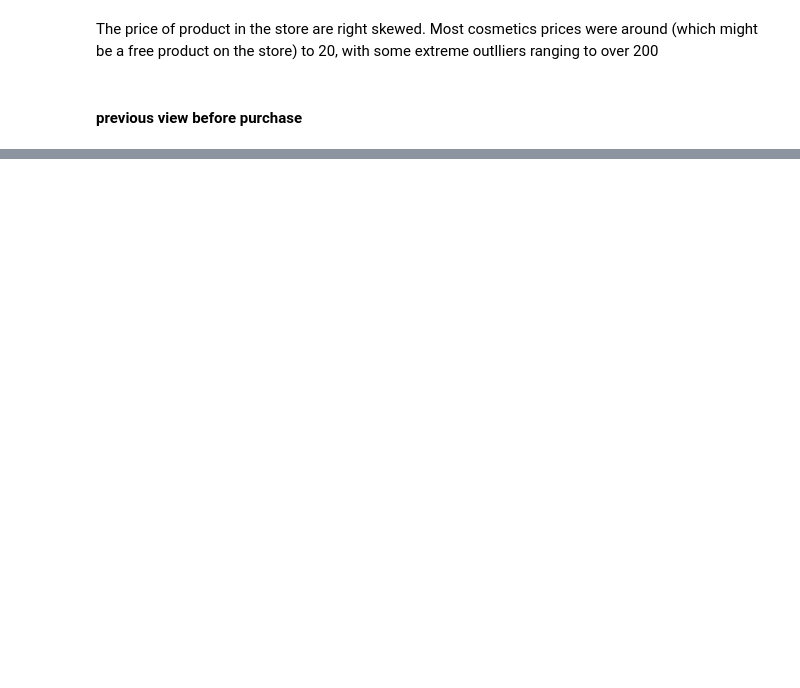
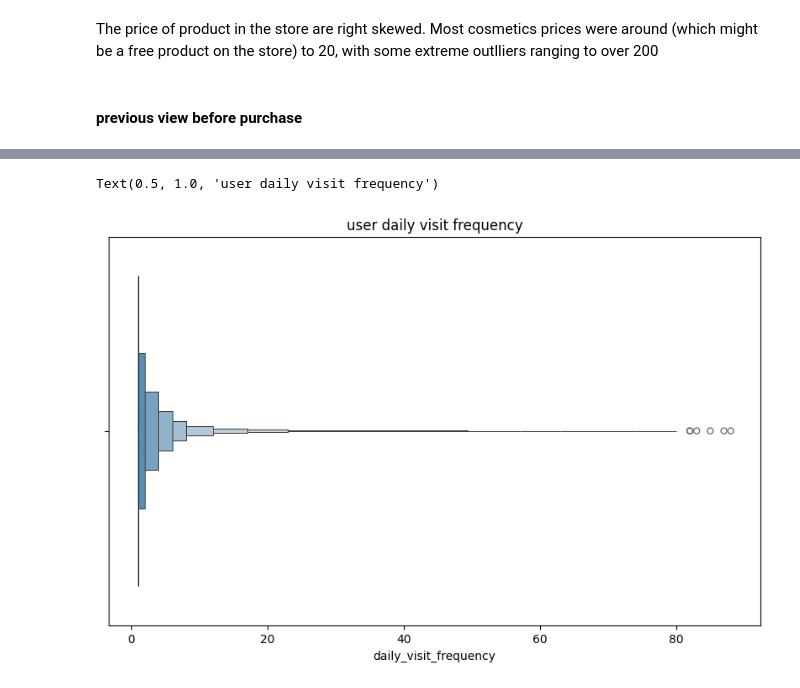
Before and after one commit to GIDDY269/Product_recommendation_system, a Jupyter notebook: notebooks/EDA.IPYNB, the cells around one changed output, grey strips where cells are left out. Drawn from its saved outputs; the diff is of its cells as text; code cells hidden in the pictures; blank space fills up the shorter version.

```diff
--- a/notebooks/EDA.IPYNB
+++ b/notebooks/EDA.IPYNB
@@ -350,0 +465,13 @@ KeyboardInterrupt:
+# %%
+
+# Extract the date (without time) from event_time
+training_data_cache = training_data_cache.withColumn("date", to_date("event_time"))
+
+# Count distinct sessions per user per day
+daily_visit_frequency = training_data_cache.groupBy("user_id", "date").agg(count_distinct("user_session").alias("distinct_sessions"))
+
+# Now, count how many distinct days each user visited
+user_daily_visit_frequency = daily_visit_frequency.groupBy("user_id").agg(count_distinct("date").alias("daily_visit_frequency"))
+
+# Show the result
+user_daily_visit_frequency.show()
@@ -350,0 +500,10 @@ KeyboardInterrupt:
+# %%
+user_visit_freq = user_daily_visit_frequency.toPandas()
+
+plt.figure(figsize=[10,6])
+sns.boxenplot(
+    data=user_visit_freq,x='daily_visit_frequency'
+)
+
+plt.title('user daily visit frequency')
+# %% [output]
@@ -350,0 +512,2 @@ KeyboardInterrupt:
+Text(0.5, 1.0, 'user daily visit frequency')
+[figure, added]
```
Also changed, not shown: parts of 49 cells of this notebook, 17 other files.
